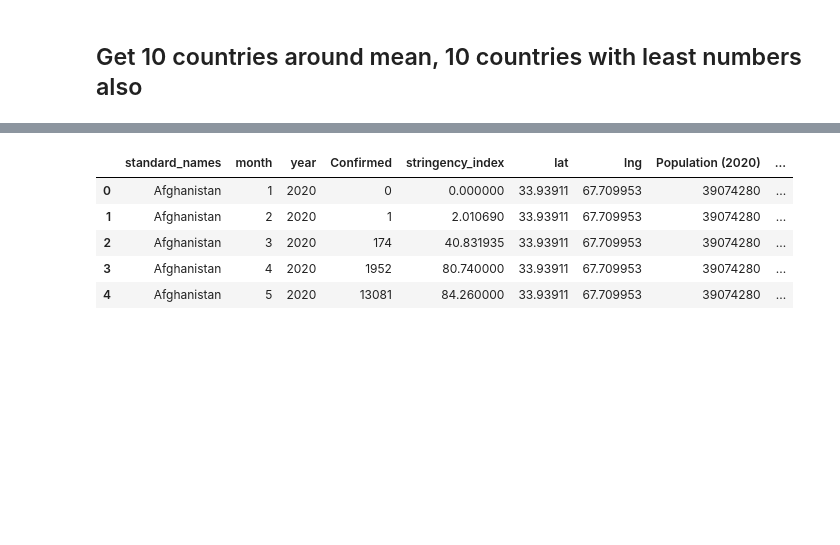
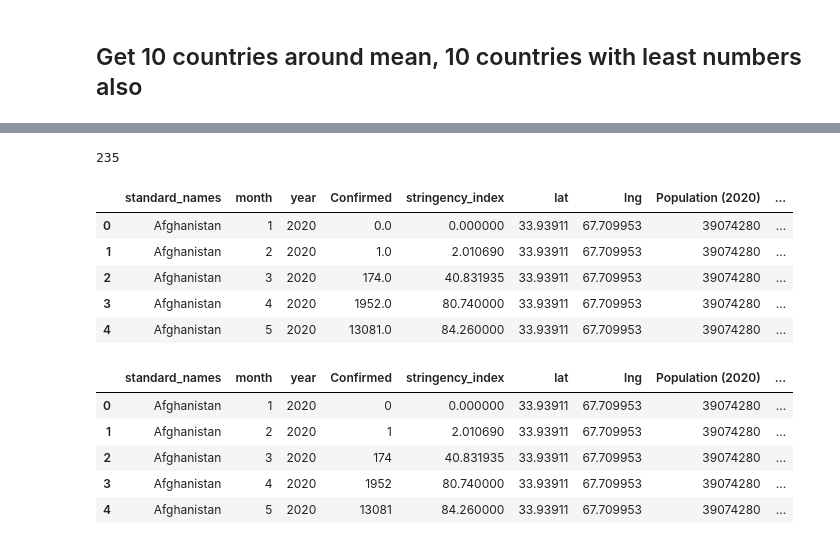
Before and after one commit to mirahmed07/project_covid_global, a Jupyter notebook: covid_global_cleaning.ipynb, the cells around one changed output, grey strips where cells are left out. Drawn from its saved outputs; the diff is of its cells as text; code cells hidden in the pictures; blank space fills up the shorter version.

```diff
--- a/covid_global_cleaning.ipynb
+++ b/covid_global_cleaning.ipynb
@@ -340,6 +340,8 @@ main_df.loc[~main_df["standard_names"].isin(list(set(contry_coord["standard_name
                         .drop_duplicates().reset_index(drop = True)
 # %%
 main_df.to_csv("main.csv")
+# %%
+main_df = pd.read_csv("main.csv")
 # %%
 main_stats_df = main_df.groupby("standard_names", as_index = False).agg({"Confirmed": "sum",
                                                                                    "Deaths": "sum",
@@ -391,4 +453,4 @@ standardized_names3_df.head(10)
 # %%
 std_population_df = pd.merge(popluation_2020, standardized_names3_df, how = "left", on = "Country (or dependency)")
-std_population_df = std_population_df[["standard_names", "Population (2020)"]].dropna()
+std_population_df = std_population_df[["standard_names", "Population (2020)", "Density (P/Km²)"]].dropna()
 std_population_df.head()
@@ -395,11 +464,20 @@ std_population_df.head()
 # %%
 std_population_df["standard_names"].nunique()
+# %% [output]
+235
 # %%
 ultimate_df = pd.merge(main_df_dropped, std_population_df, how = "inner", on = "standard_names")
 ultimate_df["Infection_rate"] = ((ultimate_df["Confirmed"]/ ultimate_df["Population (2020)"]*100).map("{:.4f}%".format))
 ultimate_df = ultimate_df[["standard_names", "month", "year", "Confirmed", "stringency_index"
-                          , "lat", "lng", "Population (2020)", "Infection_rate" ]]
+                          , "lat", "lng", "Population (2020)", "Density (P/Km²)", "Infection_rate" ]]
 ultimate_df.head()
+# %% [output]
+|  | standard_names | month | year | Confirmed | stringency_index | lat | lng | Population (2020) | ... |
+| 0 | Afghanistan | 1 | 2020 | 0.0 | 0.000000 | 33.93911 | 67.709953 | 39074280 | ... |
+| 1 | Afghanistan | 2 | 2020 | 1.0 | 2.010690 | 33.93911 | 67.709953 | 39074280 | ... |
+| 2 | Afghanistan | 3 | 2020 | 174.0 | 40.831935 | 33.93911 | 67.709953 | 39074280 | ... |
+| 3 | Afghanistan | 4 | 2020 | 1952.0 | 80.740000 | 33.93911 | 67.709953 | 39074280 | ... |
+| 4 | Afghanistan | 5 | 2020 | 13081.0 | 84.260000 | 33.93911 | 67.709953 | 39074280 | ... |
 # %%
 ultimate_df["standard_names"].nunique()
 # %%
```
Also changed, not shown: parts of 29 cells of this notebook, 10 other files.
